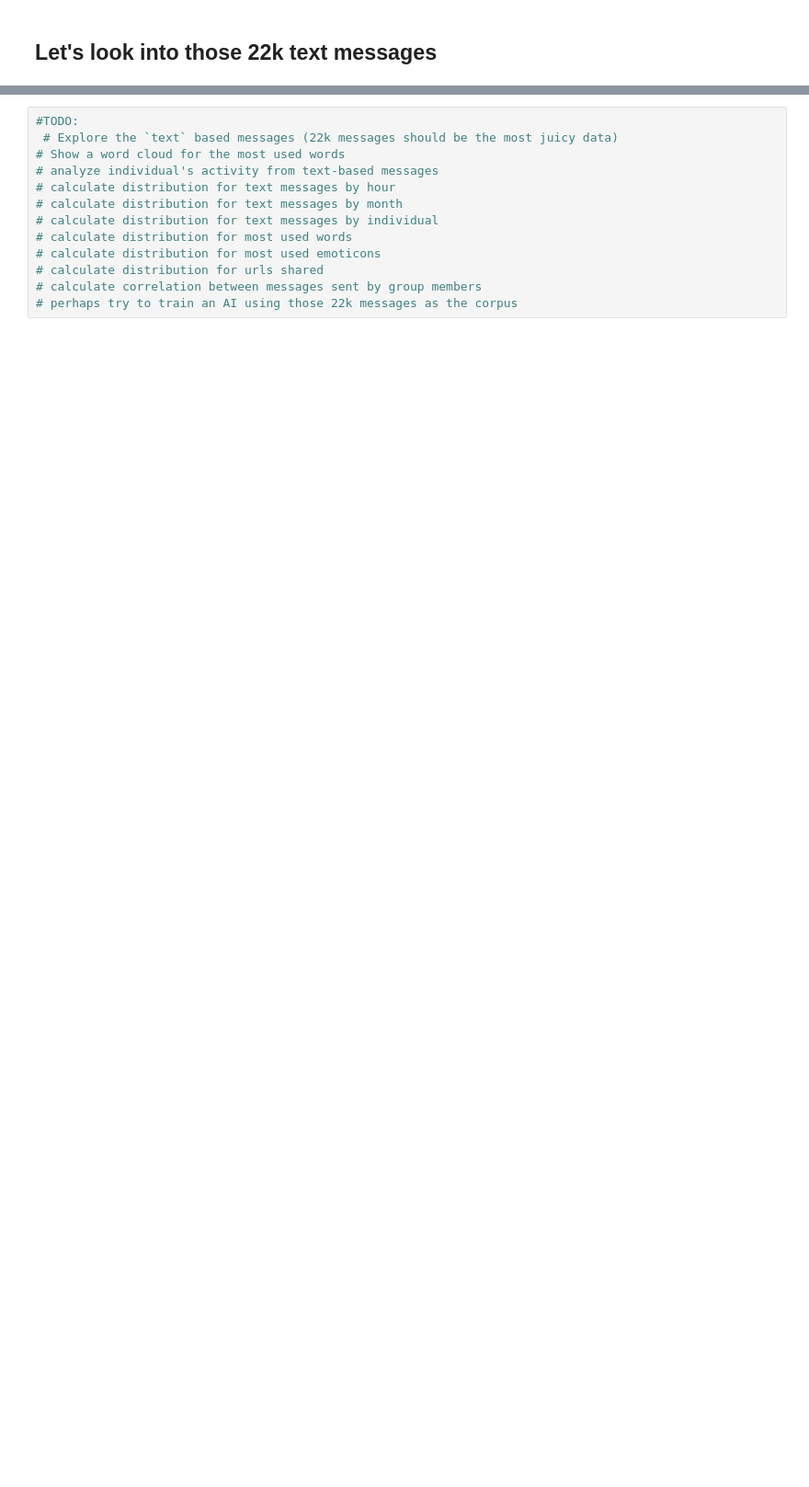
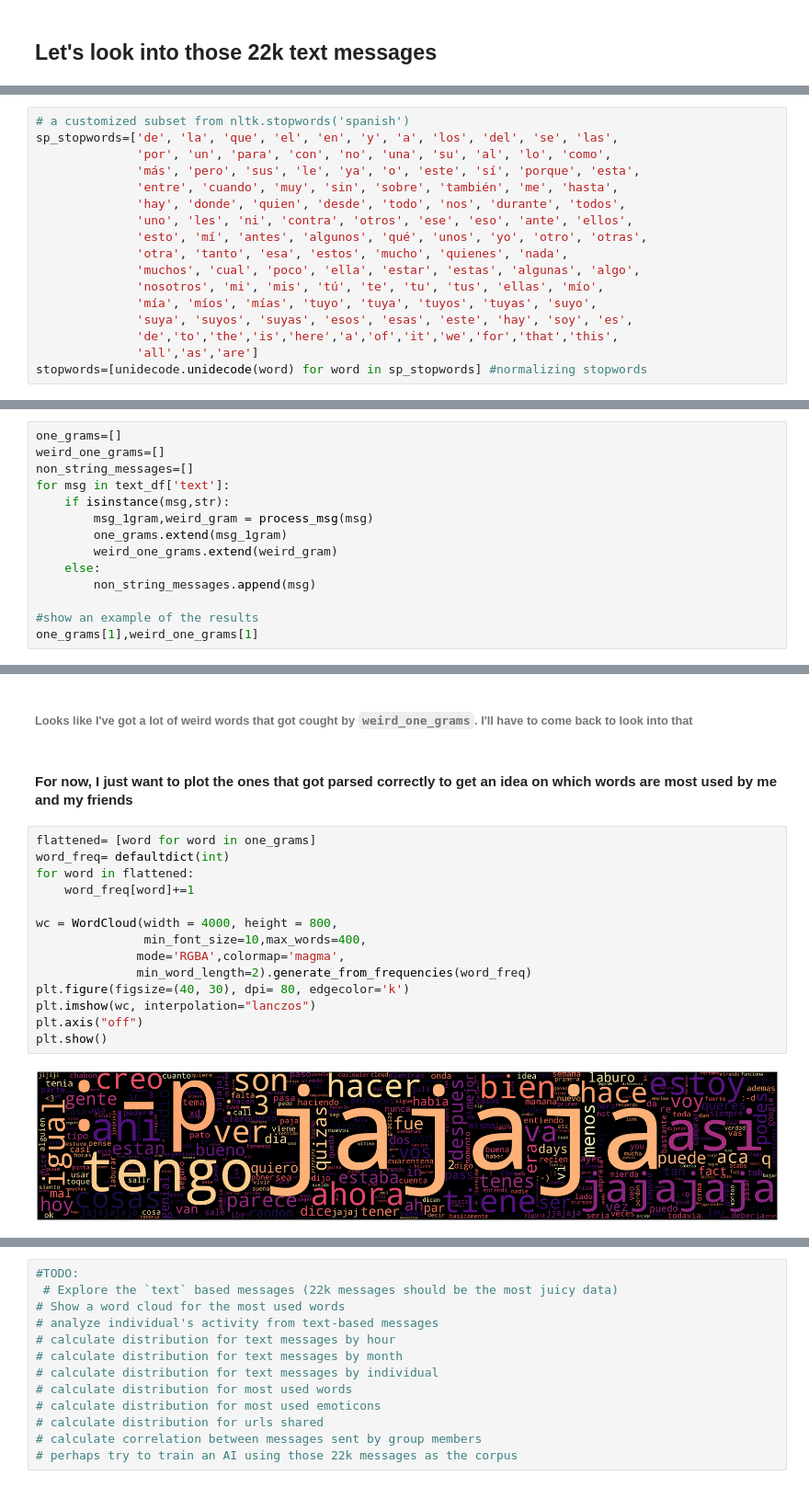
Before and after one commit to galimba/telegram-group-analytics, a Jupyter notebook: terapia_de_grupo.ipynb, the cells around one changed output, grey strips where cells are left out. Shown at 92% size. Drawn from its saved outputs; the diff is of its cells as text; blank space fills up the shorter version.

```diff
--- a/terapia_de_grupo.ipynb
+++ b/terapia_de_grupo.ipynb
@@ -334,0 +413,17 @@ g = sns.catplot(x="extension", hue="from",
+# %%
+# a customized subset from nltk.stopwords('spanish')
+sp_stopwords=['de', 'la', 'que', 'el', 'en', 'y', 'a', 'los', 'del', 'se', 'las',
+              'por', 'un', 'para', 'con', 'no', 'una', 'su', 'al', 'lo', 'como',
+              'más', 'pero', 'sus', 'le', 'ya', 'o', 'este', 'sí', 'porque', 'esta',
+              'entre', 'cuando', 'muy', 'sin', 'sobre', 'también', 'me', 'hasta',
+              'hay', 'donde', 'quien', 'desde', 'todo', 'nos', 'durante', 'todos',
+              'uno', 'les', 'ni', 'contra', 'otros', 'ese', 'eso', 'ante', 'ellos',
+              'esto', 'mí', 'antes', 'algunos', 'qué', 'unos', 'yo', 'otro', 'otras',
+              'otra', 'tanto', 'esa', 'estos', 'mucho', 'quienes', 'nada',
+              'muchos', 'cual', 'poco', 'ella', 'estar', 'estas', 'algunas', 'algo',
+              'nosotros', 'mi', 'mis', 'tú', 'te', 'tu', 'tus', 'ellas', 'mío',
+              'mía', 'míos', 'mías', 'tuyo', 'tuya', 'tuyos', 'tuyas', 'suyo',
+              'suya', 'suyos', 'suyas', 'esos', 'esas', 'este', 'hay', 'soy', 'es',
+              'de','to','the','is','here','a','of','it','we','for','that','this',
+              'all','as','are']
+stopwords=[unidecode.unidecode(word) for word in sp_stopwords] #normalizing stopwords
@@ -334,0 +481,14 @@ g = sns.catplot(x="extension", hue="from",
+# %%
+one_grams=[]
+weird_one_grams=[]
+non_string_messages=[]
+for msg in text_df['text']:
+    if isinstance(msg,str):
+        msg_1gram,weird_gram = process_msg(msg)
+        one_grams.extend(msg_1gram)
+        weird_one_grams.extend(weird_gram)
+    else:
+        non_string_messages.append(msg)
+
+#show an example of the results
+one_grams[1],weird_one_grams[1]
@@ -334,0 +502,20 @@ g = sns.catplot(x="extension", hue="from",
+# %% [markdown]
+###### Looks like I've got a lot of weird words that got cought by `weird_one_grams`. I'll have to come back to look into that
+# %% [markdown]
+#### For now, I just want to plot the ones that got parsed correctly to get an idea on which words are most used by me and my friends
+# %%
+flattened= [word for word in one_grams]
+word_freq= defaultdict(int)
+for word in flattened:
+    word_freq[word]+=1
+
+wc = WordCloud(width = 4000, height = 800,
+               min_font_size=10,max_words=400,
+              mode='RGBA',colormap='magma',
+              min_word_length=2).generate_from_frequencies(word_freq)
+plt.figure(figsize=(40, 30), dpi= 80, edgecolor='k')
+plt.imshow(wc, interpolation="lanczos")
+plt.axis("off")
+plt.show()
+# %% [output]
+[figure, added]
```
Also changed, not shown: parts of 26 cells of this notebook.
